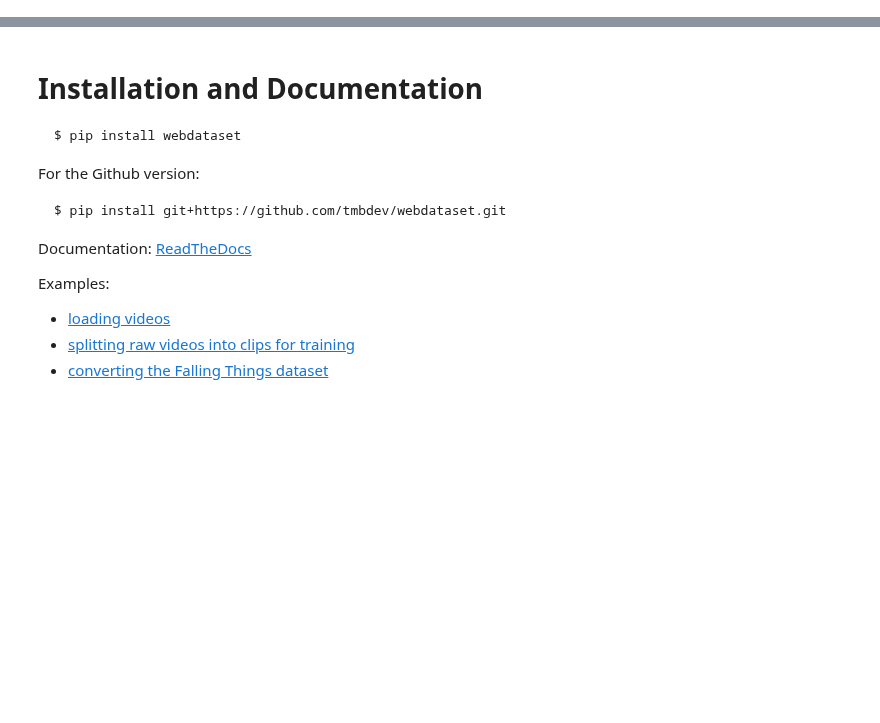
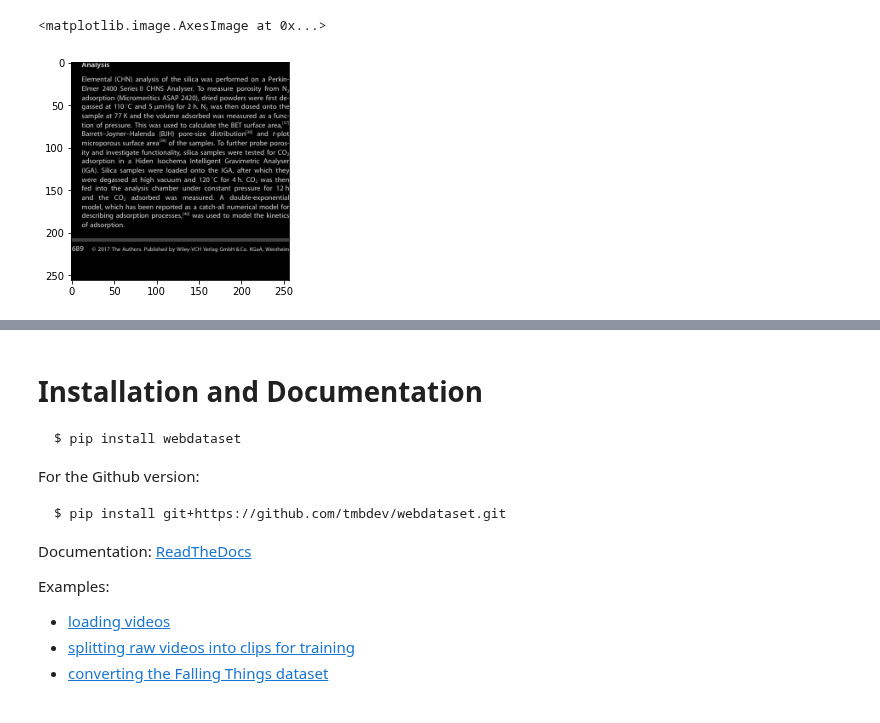
Before and after one commit to webdataset/webdataset, a Jupyter notebook: readme.ipynb, the cells around one changed output, grey strips where cells are left out. Cells and saved outputs as stored; diff of their text form; code cells hidden in the pictures; blank space fills up the shorter version.

```diff
--- a/readme.ipynb
+++ b/readme.ipynb
@@ -41,0 +88,19 @@ augmentation code remains unchanged.
+# %%
+def get_patches(src):
+    for sample in src:
+        image, label = sample
+        h, w = image.shape[:2]
+        for i in range(16):
+            y, x = randrange(h-256), randrange(w-265)
+            patch = image[y:y+256, x:x+256]
+            yield (patch, label)
+
+dataset = dataset.compose(get_patches).shuffle(10000)
+# %%
+for image, json in dataset:
+    break
+
+plt.imshow(image)
+# %% [output]
+<matplotlib.image.AxesImage at 0x...>
+[figure, added]
```
Also changed, not shown: parts of 58 cells of this notebook, 3 other files.
